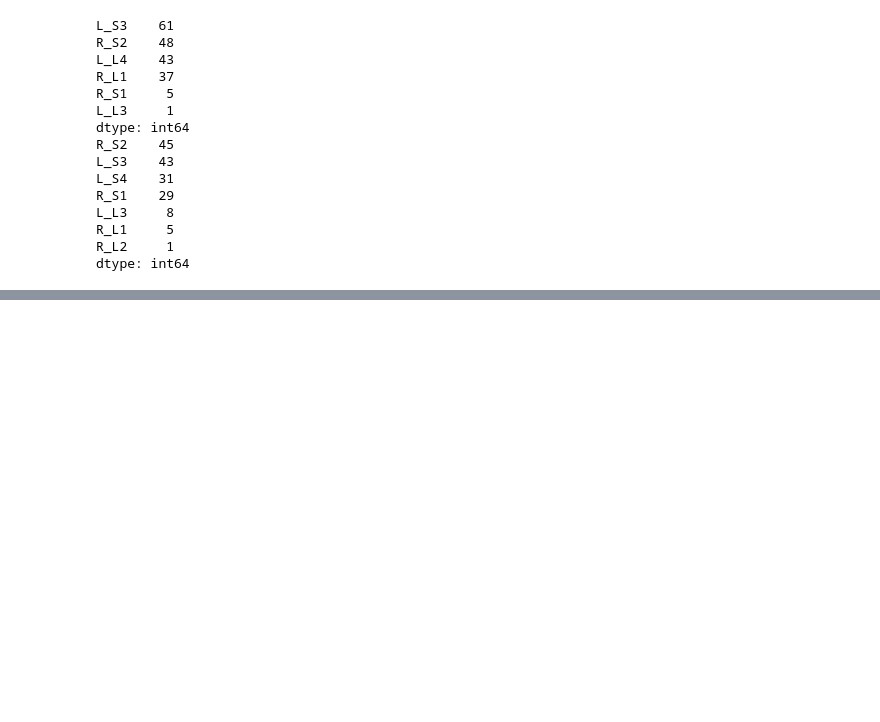
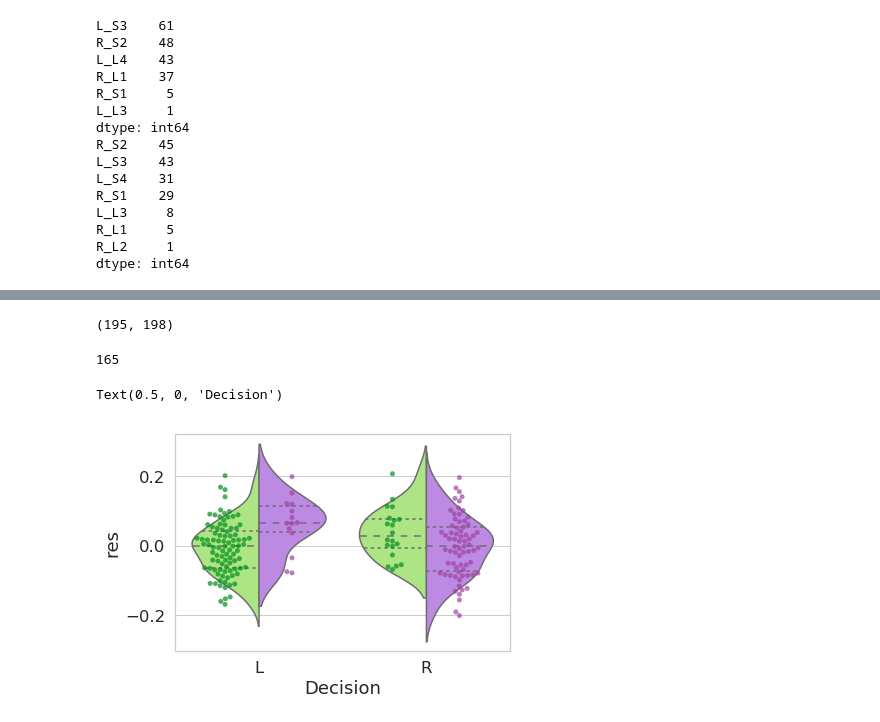
Before and after one commit to alexgonzl/TreeMazeAnalyses, a Jupyter notebook: Notebooks/Trials_Structures_Zones.ipynb, the cells around one changed output, grey strips where cells are left out. Cells and saved outputs as stored; diff of their text form; code cells hidden in the pictures; blank space fills up the shorter version.

```diff
--- a/Notebooks/Trials_Structures_Zones.ipynb
+++ b/Notebooks/Trials_Structures_Zones.ipynb
@@ -936,3 +1283,0 @@ sns.violinplot(x='Pos',y='FR',hue='io',data=d3,cut=0,inner=None)
-# %%
-f,ax=plt.subplots(1, figsize=(10,5))
-sns.lineplot(x='PosN',y='FR',hue='corr',style='io',data=D[D['traj']=='R_S2'],estimator=None,lw=1)
@@ -1050,0 +1471,28 @@ Y
+# %%
+subset=(cellDat['IO']=='Out') & (cellDat['Valid'])
+dat = Data[subset]
+#x=dat[np.arange(15).tolist()]
+dat.pivot(index='trID',columns='Pos').shape
+# %% [output]
+(195, 198)
+# %%
+15*11
+# %% [output]
+165
+# %%
+# dat3=dat2.groupby(['trID','Cue','Co','Desc']).mean()
+# dat3 = dat3.reset_index()
+pal = sns.xkcd_palette(['spring green','light purple'])
+with sns.color_palette(pal):
+    ax=sns.violinplot(y='res',x='Desc',hue='Cue',data=dat_resid,split=True,scale='width',inner='quartile',order=['L','R'],hue_order=['L','R'],saturation=0.7)
+pal = sns.xkcd_palette(['emerald green','medium purple'])
+with sns.color_palette(pal):
+    ax=sns.swarmplot(y='res',x='Desc',hue='Cue',data=dat_resid,dodge=True,
+                     order=['L','R'],hue_order=['L','R'],alpha=0.7,edgecolor='gray')
+l=ax.get_legend()
+l.set_visible(False)
+#plt.legend(bbox_to_anchor=(1.05, 0), loc=3, borderaxespad=0.,frameon=False,title='Cue')
+ax.set_xlabel('Decision')
+# %% [output]
+Text(0.5, 0, 'Decision')
+[figure, added]
```
Also changed, not shown: parts of 60 cells of this notebook, 2 other files.
